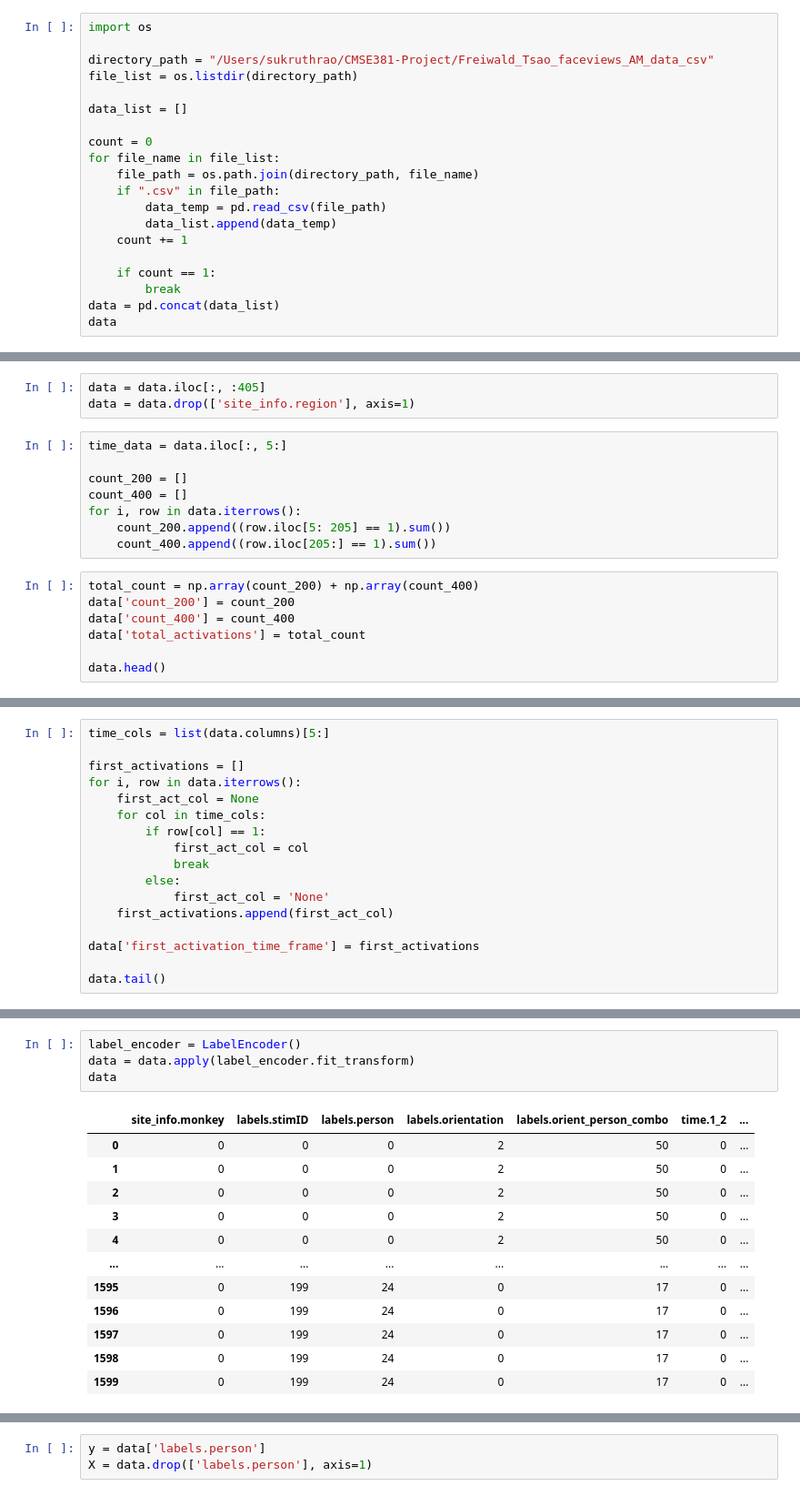
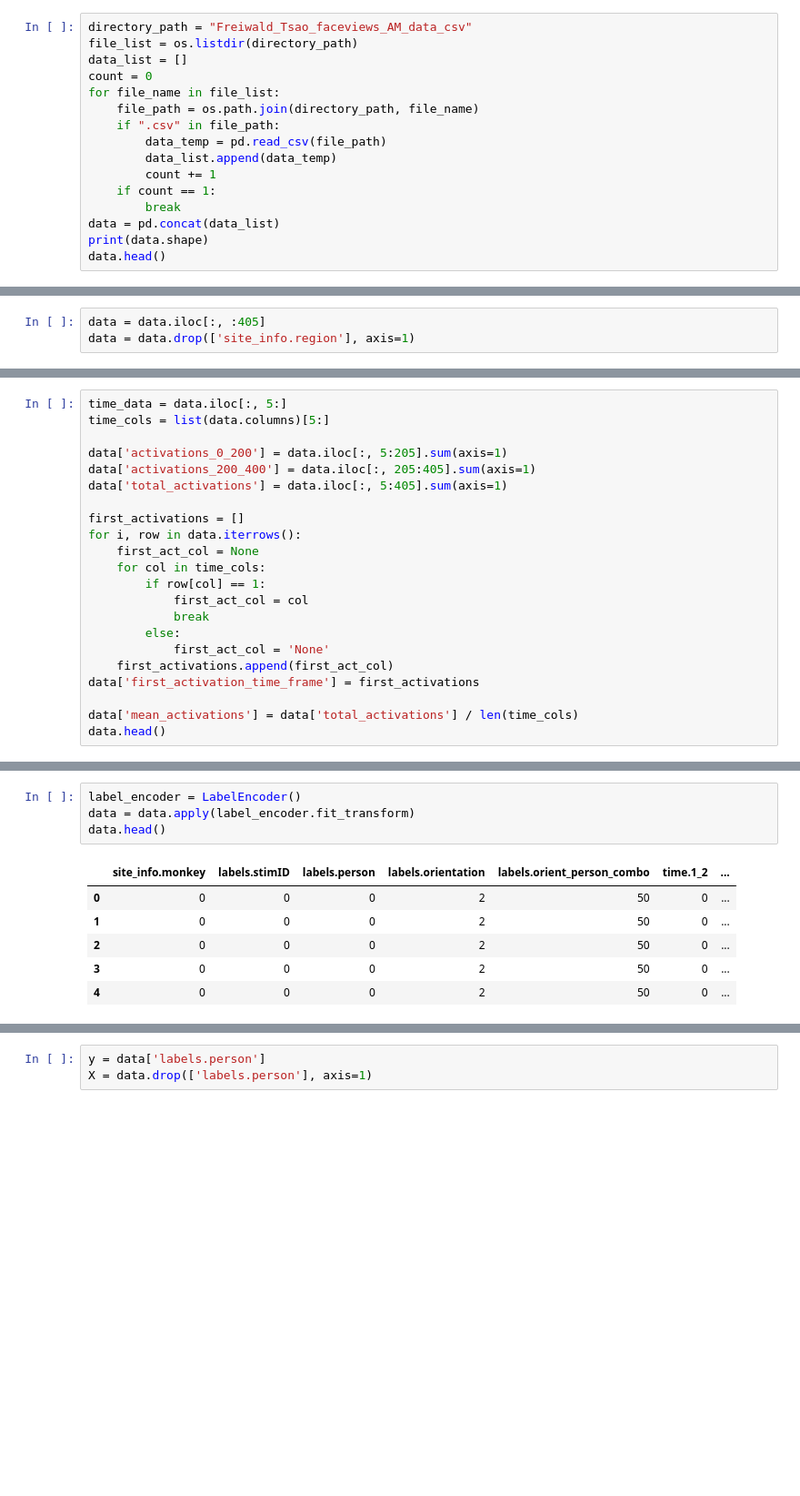
Before and after one commit to wolstone/CMSE381-Project, a Jupyter notebook: temp.ipynb, the cells around one changed output, grey strips where cells are left out. Shown: that part at 91% size. Saved outputs shown, nothing was run; the diff lists cells and outputs as text; blank space fills up the shorter version.

```diff
--- a/temp.ipynb
+++ b/temp.ipynb
@@ -11,21 +16,17 @@ import numpy as np
 # %%
-import os
-
-directory_path = "/Users/sukruthrao/CMSE381-Project/Freiwald_Tsao_faceviews_AM_data_csv"
+directory_path = "Freiwald_Tsao_faceviews_AM_data_csv"
 file_list = os.listdir(directory_path)
-
 data_list = []
-
 count = 0
 for file_name in file_list:
     file_path = os.path.join(directory_path, file_name)
     if ".csv" in file_path:
         data_temp = pd.read_csv(file_path)
         data_list.append(data_temp)
-    count += 1
-
+        count += 1
     if count == 1:
         break
 data = pd.concat(data_list)
-data
+print(data.shape)
+data.head()
 # %% [output]
@@ -45,18 +41,3 @@ data
 # %%
 data = data.iloc[:, :405]
 data = data.drop(['site_info.region'], axis=1)
-# %%
-time_data = data.iloc[:, 5:]
-
-count_200 = []
-count_400 = []
-for i, row in data.iterrows():
-    count_200.append((row.iloc[5: 205] == 1).sum())
-    count_400.append((row.iloc[205:] == 1).sum())
-# %%
-total_count = np.array(count_200) + np.array(count_400)
-data['count_200'] = count_200
-data['count_400'] = count_400
-data['total_activations'] = total_count
-
-data.head()
@@ -71,5 +44,10 @@ data.head()
 # %%
+time_data = data.iloc[:, 5:]
 time_cols = list(data.columns)[5:]
+
+data['activations_0_200'] = data.iloc[:, 5:205].sum(axis=1)
+data['activations_200_400'] = data.iloc[:, 205:405].sum(axis=1)
+data['total_activations'] = data.iloc[:, 5:405].sum(axis=1)
 
 first_activations = []
 for i, row in data.iterrows():
@@ -81,9 +59,9 @@ for i, row in data.iterrows():
         else:
             first_act_col = 'None'
     first_activations.append(first_act_col)
-
 data['first_activation_time_frame'] = first_activations
 
-data.tail()
+data['mean_activations'] = data['total_activations'] / len(time_cols)
+data.head()
 # %% [output]
 |  | site_info.monkey | labels.stimID | labels.person | labels.orientation | labels.orient_person_combo | time.1_2 | ... |
@@ -96,17 +74,11 @@ data.tail()
 # %%
 label_encoder = LabelEncoder()
 data = data.apply(label_encoder.fit_transform)
-data
+data.head()
 # %% [output]
 |  | site_info.monkey | labels.stimID | labels.person | labels.orientation | labels.orient_person_combo | time.1_2 | ... |
 | 0 | 0 | 0 | 0 | 2 | 50 | 0 | ... |
 | 1 | 0 | 0 | 0 | 2 | 50 | 0 | ... |
 | 2 | 0 | 0 | 0 | 2 | 50 | 0 | ... |
 | 3 | 0 | 0 | 0 | 2 | 50 | 0 | ... |
 | 4 | 0 | 0 | 0 | 2 | 50 | 0 | ... |
-| ... | ... | ... | ... | ... | ... | ... | ... |
-| 1595 | 0 | 199 | 24 | 0 | 17 | 0 | ... |
-| 1596 | 0 | 199 | 24 | 0 | 17 | 0 | ... |
-| 1597 | 0 | 199 | 24 | 0 | 17 | 0 | ... |
-| 1598 | 0 | 199 | 24 | 0 | 17 | 0 | ... |
-| 1599 | 0 | 199 | 24 | 0 | 17 | 0 | ... |
```
Also changed, not shown: parts of 21 cells of this notebook.
